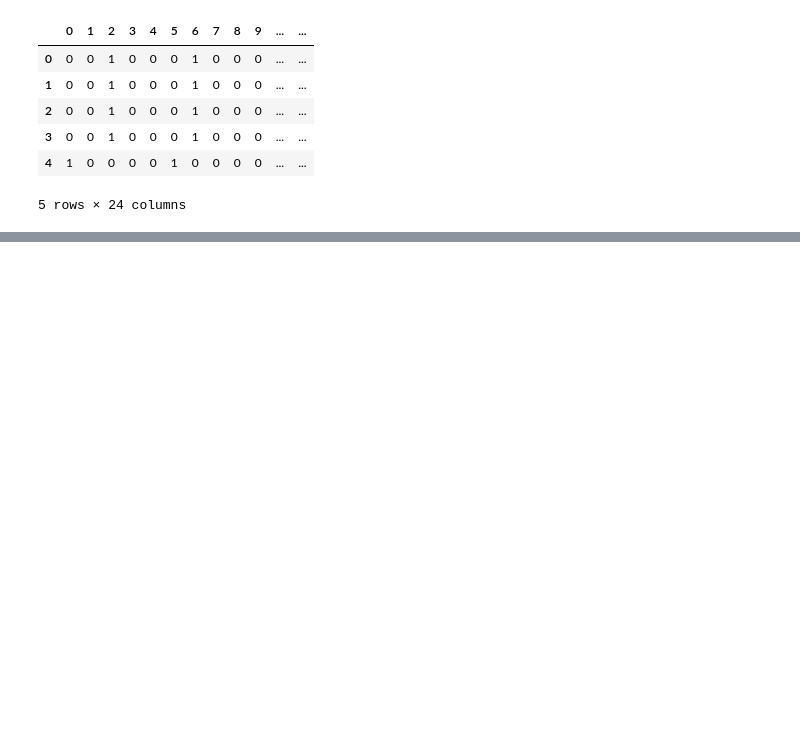
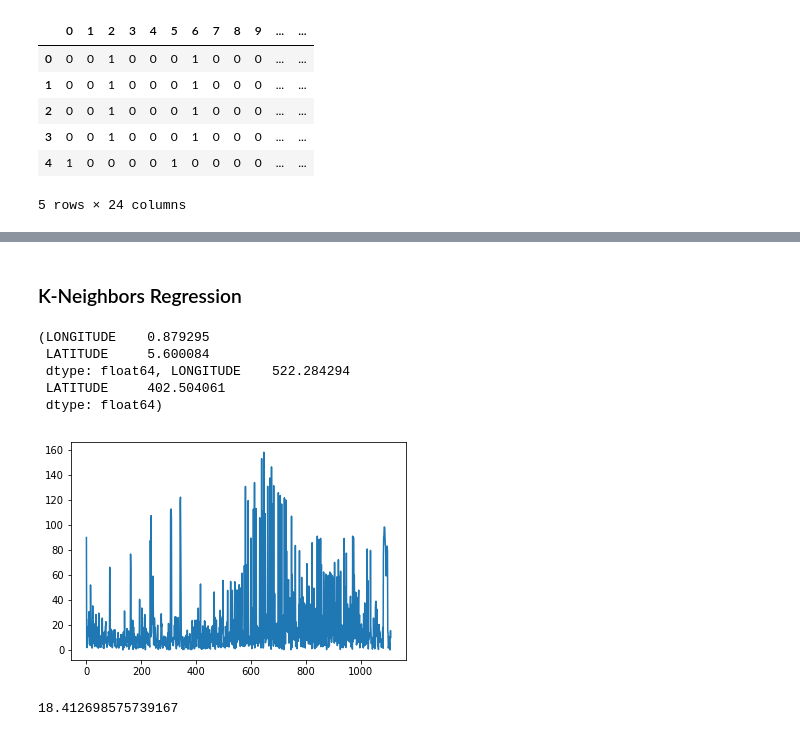
Before and after one commit to JeehunPark/DS, a Jupyter notebook: Python/Wifi/Wifi_locale.ipynb, the cells around one changed output, grey strips where cells are left out. Cells and saved outputs as stored; diff of their text form; code cells hidden in the pictures; blank space fills up the shorter version.

```diff
--- a/Python/Wifi/Wifi_locale.ipynb
+++ b/Python/Wifi/Wifi_locale.ipynb
@@ -173,0 +186,33 @@ raw_train.iloc[:, 522:528].head()
+# %%
+train_x = nor_train.join(train_ohe)
+# %%
+train_y = raw_train.iloc[:, 520:522]
+# %%
+validation_x = nor_validation.join(validation_ohe)
+# %% [markdown]
+### K-Neighbors Regression
+# %%
+model_KN = KNeighborsRegressor(n_neighbors=3).fit(train_x, train_y)
+predic_y = model_KN.predict(validation_x)
+
+# predic_y, raw_validation.loc[:, ("LONGITUDE", "LATITUDE")]
+# %%
+gap = predic_y-raw_validation.loc[:, ("LONGITUDE", "LATITUDE")]
+np.mean(gap), np.var(gap)
+# %% [output]
+(LONGITUDE    0.879295
+ LATITUDE     5.600084
+ dtype: float64, LONGITUDE    522.284294
+ LATITUDE     402.504061
+ dtype: float64)
+# %%
+raw_gap = raw_validation.loc[:, ("LONGITUDE", "LATITUDE")]
+pre_gap = pd.DataFrame(predic_y, columns=["LONGITUDE", "LATITUDE"])
+plt.plot(np.sqrt(np.sum((raw_gap-pre_gap)*(raw_gap-pre_gap), axis=1)))
+plt.show()
+# %% [output]
+[figure, added]
+# %%
+np.mean(np.sqrt(np.sum((raw_gap-pre_gap)*(raw_gap-pre_gap), axis=1)))
+# %% [output]
+18.412698575739167
```
Also changed, not shown: parts of 24 cells of this notebook.
